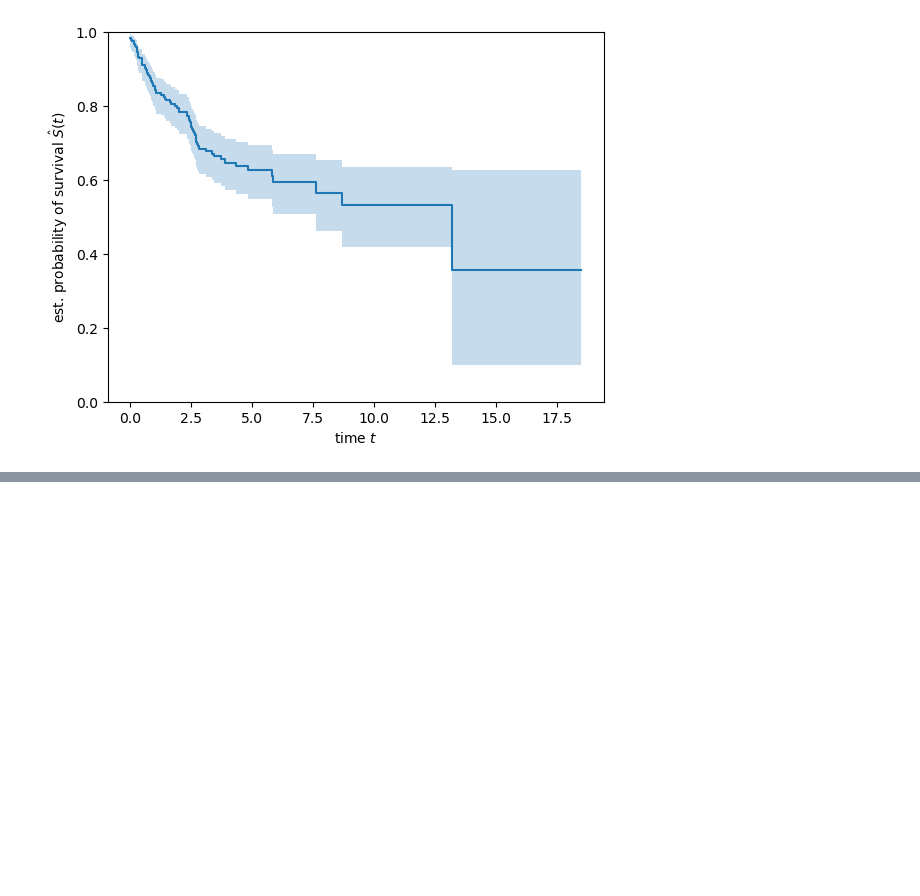
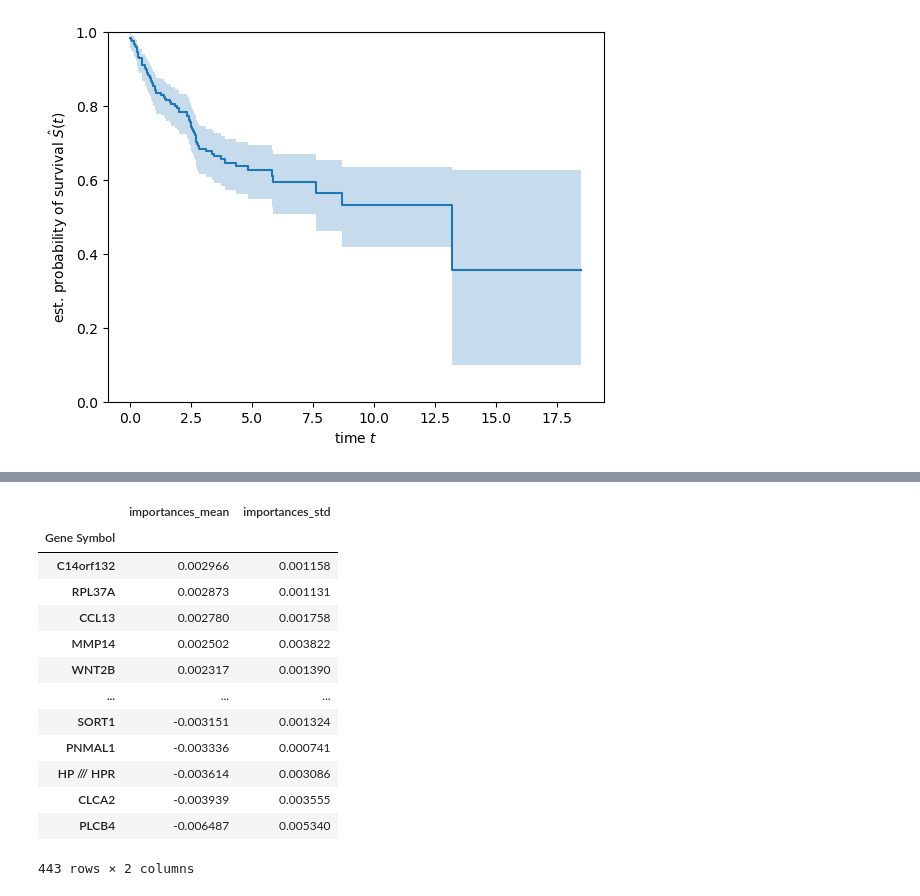
Before and after one commit to AlecSilver/liposarcoma_survival_modeling_BF550_final_project, a Jupyter notebook: notebook.ipynb, the cells around one changed output, grey strips where cells are left out. Cells and saved outputs as stored; diff of their text form; code cells hidden in the pictures; blank space fills up the shorter version.

```diff
--- a/notebook.ipynb
+++ b/notebook.ipynb
@@ -1148,0 +394,4 @@ importance_df.sort_values(by='feature_importance', ascending=False).to_csv('feat
+# %%
+features_keep =list(series_total.index)
+X_sel = X[features_keep]
+X_train, X_test, y_train, y_test = train_test_split(X_sel, y, test_size=0.3, random_state=42)
@@ -1148,0 +460,17 @@ importance_df.sort_values(by='feature_importance', ascending=False).to_csv('feat
+# %%
+df_sorted
+# %% [output]
+|  | importances_mean | importances_std |
+| Gene Symbol |  |  |
+| C14orf132 | 0.002966 | 0.001158 |
+| RPL37A | 0.002873 | 0.001131 |
+| CCL13 | 0.002780 | 0.001758 |
+| MMP14 | 0.002502 | 0.003822 |
+| WNT2B | 0.002317 | 0.001390 |
+| ... | ... | ... |
+| SORT1 | -0.003151 | 0.001324 |
+| PNMAL1 | -0.003336 | 0.000741 |
+| HP /// HPR | -0.003614 | 0.003086 |
+| CLCA2 | -0.003939 | 0.003555 |
+| PLCB4 | -0.006487 | 0.005340 |
+443 rows × 2 columns
```
Also changed, not shown: parts of 105 cells of this notebook.
